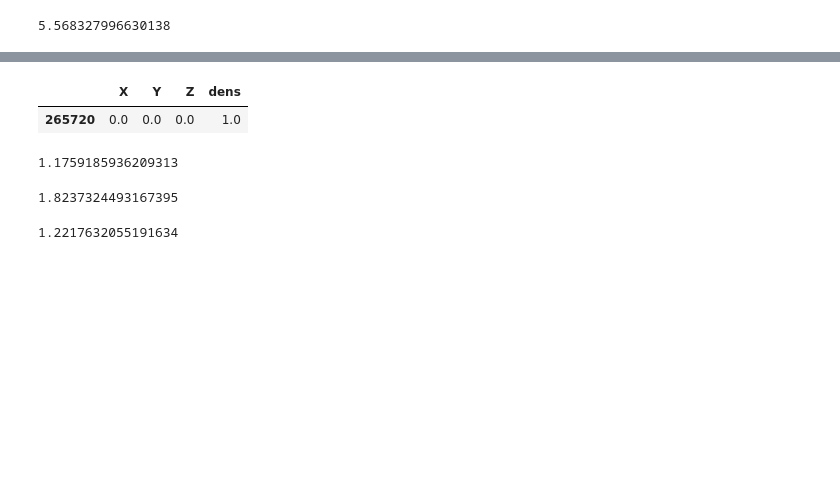
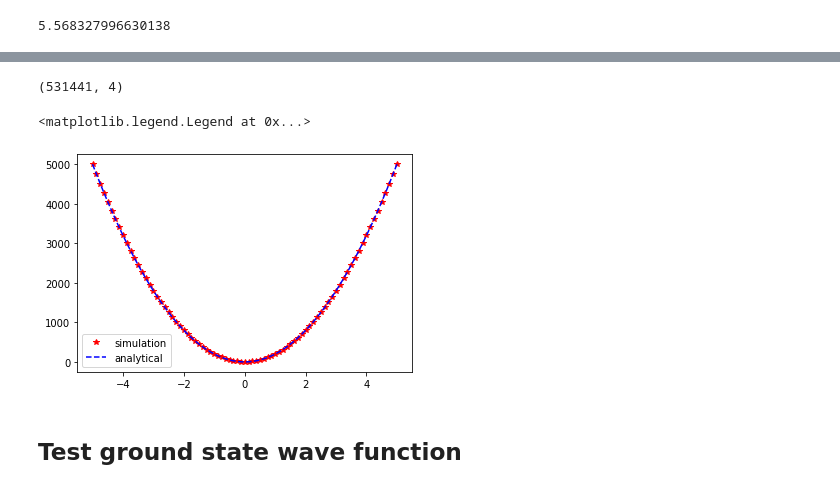
Before and after one commit to DLeung513/bec3p, a Jupyter notebook: bec3p_new/Untitled.ipynb, the cells around one changed output, grey strips where cells are left out. Saved outputs shown, nothing was run; the diff lists cells and outputs as text; code cells hidden in the pictures; blank space fills up the shorter version.

```diff
--- a/bec3p_new/Untitled.ipynb
+++ b/bec3p_new/Untitled.ipynb
@@ -134,17 +135,24 @@ plt.legend()
-# %%
-df[(df.X == 0)&(df.Y == 0)&(df.Z == 0)]
-# %% [output]
-|  | X | Y | Z | dens |
-| 265720 | 0.0 | 0.0 | 0.0 | 1.0 |
-# %%
-anaFunc(0,0,0)**2*np.sqrt(dx)
-# %% [output]
-1.1759185936209313
-# %%
-norm
-# %% [output]
-1.8237324493167395
-# %%
-pow(omg/pi,1/4)
-# %% [output]
-1.2217632055191634
+# %%
+N = 1
+pi = 4 * np.arctan(1)
+omg = 20
+norm = np.sqrt(N)*pow(omg/pi,3/4)
+Vtr = lambda x, y, z: 0.5*omg**2*(x**2+y**2+z**2)
+
+dfV = pd.read_csv("./data/phi_ini.dat", sep=" ",  names=["X","Y","Z","phi"])
+dfVz = dfV[(dfV.X == 0)&(dfV.Y == 0)]
+print(dfV.shape)
+z= np.linspace(zl, zr, Nz+1)
+
+fig = plt.figure()
+ax1 = fig.add_subplot(111)
+ax1.plot(z, dfVz.phi, 'r*', label="simulation")
+# ax2 = fig.add_subplot(212)
+ax1.plot(z, Vtr(0,0,z), 'b--', label="analytical")
+plt.legend()
+# %% [output]
+(531441, 4)
+<matplotlib.legend.Legend at 0x...>
+[figure, added]
+# %% [markdown]
+## Test ground state wave function
```
Also changed, not shown: parts of 15 cells of this notebook.
